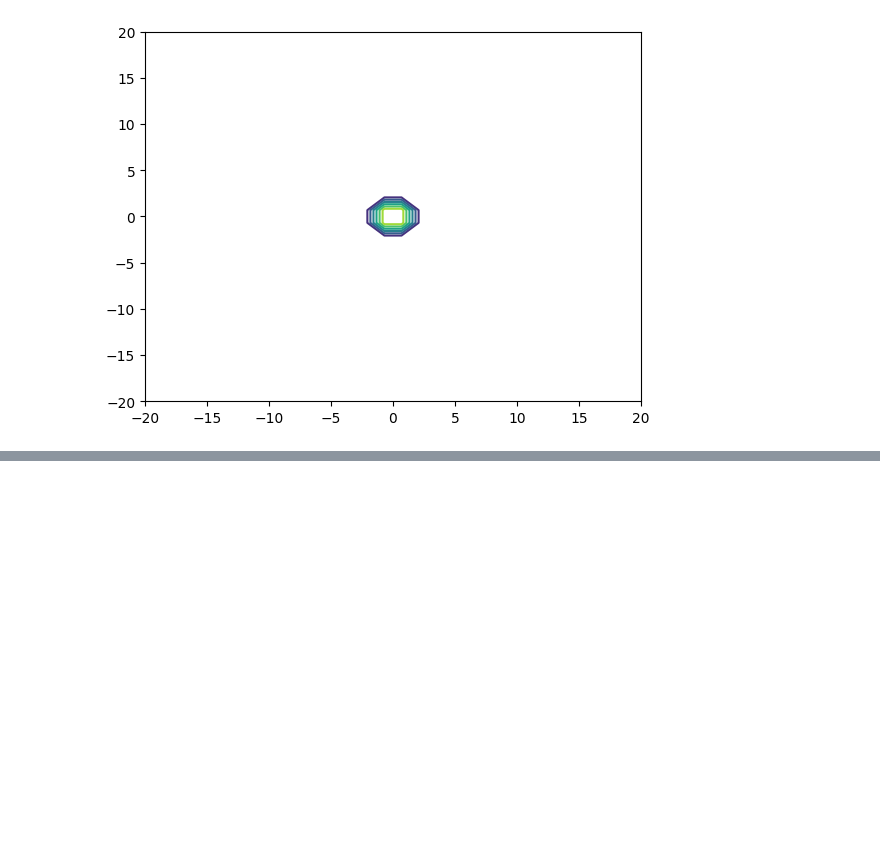
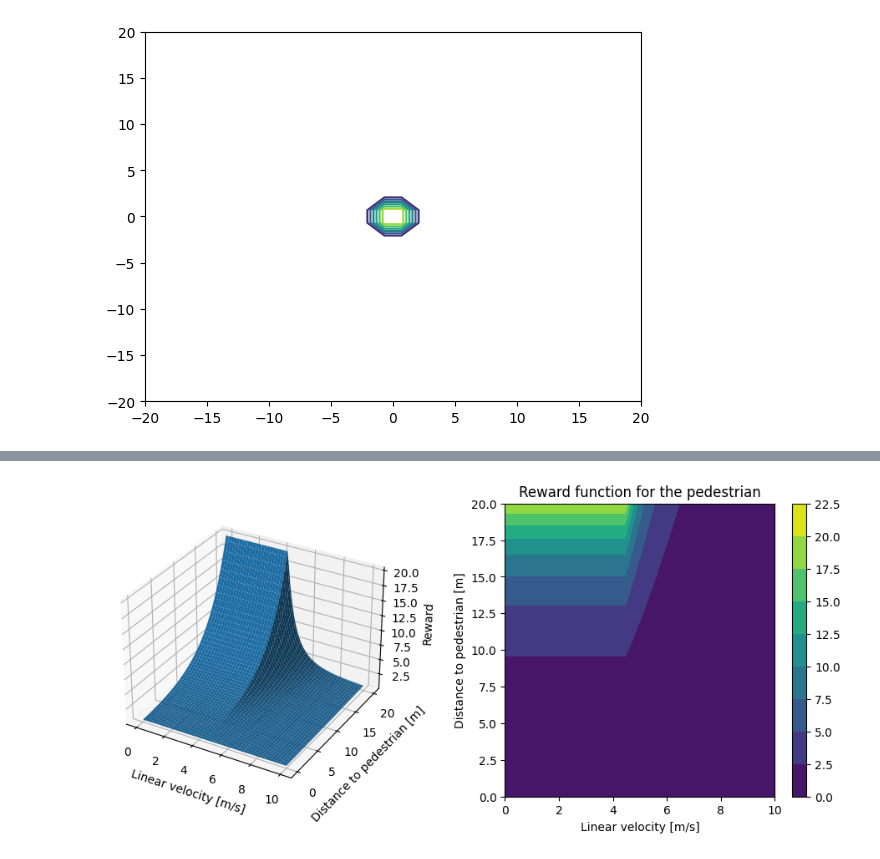
Before and after one commit to White-On/Streamlit_Presentation, a Jupyter notebook: fitness_notebook.ipynb, the cells around one changed output, grey strips where cells are left out. Cells and saved outputs as stored; diff of their text form; code cells hidden in the pictures; blank space fills up the shorter version.

```diff
--- a/fitness_notebook.ipynb
+++ b/fitness_notebook.ipynb
@@ -366,0 +411,26 @@ plt.show()
+# %%
+distance_pedesrian = np.linspace(0, 20, n).reshape(-1, 1)
+r_nc = np.exp((distance_pedesrian-dr)/dr)
+# print(r_nc.shape)
+
+#3D plot
+fig = plt.figure(figsize=(10, 5))
+
+ax = fig.add_subplot(121, projection='3d')
+ax.plot_surface(v_ev, distance_pedesrian, r_nc)
+ax.set_xlabel('Linear velocity [m/s]')
+ax.set_ylabel('Distance to pedestrian [m]')
+ax.set_zlabel('Reward')
+
+#2D plot
+ax = fig.add_subplot(122)
+coutour = ax.contourf(v_ev.flatten(), distance_pedesrian.flatten(), r_nc)
+ax.set_xlabel('Linear velocity [m/s]')
+ax.set_ylabel('Distance to pedestrian [m]')
+ax.set_title('Reward function for the pedestrian')
+
+fig.colorbar(coutour)
+fig.tight_layout(pad=3)
+plt.show()
+# %% [output]
+[figure, added]
```
Also changed, not shown: parts of 13 cells of this notebook, 3 other files.
